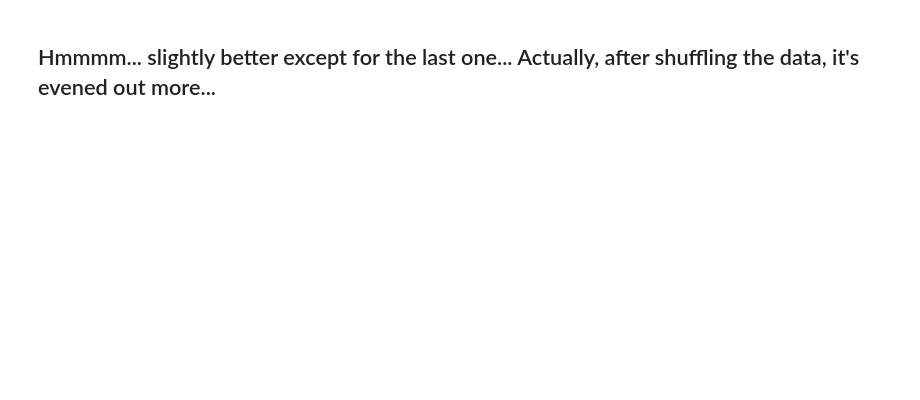
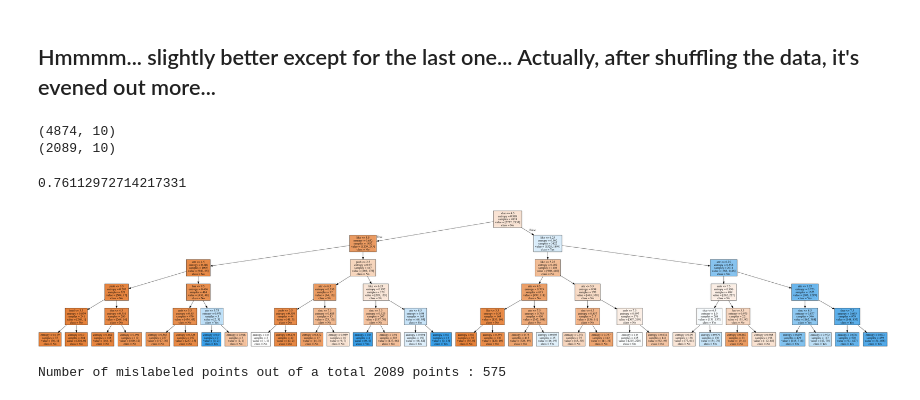
Before and after one commit to VincentG123/ThinkfulBootcamp, a Jupyter notebook: Speed_Dating_Exploration.ipynb, the cells around one changed output. Cells and saved outputs as stored; diff of their text form; code cells hidden in the pictures; blank space fills up the shorter version.

```diff
--- a/Speed_Dating_Exploration.ipynb
+++ b/Speed_Dating_Exploration.ipynb
@@ -654,2 +795,82 @@ array([ 0.63156307,  0.60748619,  0.60441807,  0.63488718,  0.66291982])
 # %% [markdown]
 ## Hmmmm... slightly better except for the last one... Actually, after shuffling the data, it's evened out more...
+# %%
+from sklearn.model_selection import train_test_split # to split the data into two parts
+
+#now split our data into train and test
+train, test = train_test_split(speed_dating1, test_size = 0.3)# in this our main data is splitted into train and test
+# we can check their dimension
+print(train.shape)
+print(test.shape)
+# %% [output]
+(4874, 10)
+(2089, 10)
+# %%
+train_X = train[['attr', 'sinc', 'intel', 'fun', 'amb', 'shar', 'like', 'prob']]# taking the training data input
+train_y= train.dec# This is output of our training data
+# same we have to do for test
+test_X= test[['attr', 'sinc', 'intel', 'fun', 'amb', 'shar', 'like', 'prob']] # taking test data inputs
+test_y = test.dec   #output value of test data
+# %%
+from sklearn.ensemble import RandomForestClassifier # for random forest classifier
+
+model=RandomForestClassifier(n_estimators=100)# a simple random forest model
+# %%
+from sklearn import metrics # for the check the error and accuracy of the model
+
+model.fit(train_X,train_y)
+
+prediction = model.predict(test_X)
+
+metrics.accuracy_score(prediction,test_y)
+# %% [output]
+0.76112972714217331
+# %%
+from sklearn import tree
+
+# A convenience for displaying visualizations.
+from IPython.display import Image
+
+# Packages for rendering our tree.
+import pydotplus
+import graphviz
+
+# Initialize and train our tree.
+decision_tree = tree.DecisionTreeClassifier(
+    criterion='entropy',
+    max_features=4,
+    max_depth=5,
+    random_state = 1337
+)
+decision_tree.fit(train_X,train_y)
+
+# Render our tree.
+dot_data = tree.export_graphviz(
+    decision_tree, out_file=None,
+    feature_names=train_X.columns,
+    class_names=['No', 'Yes'],
+    filled=True
+)
+graph = pydotplus.graph_from_dot_data(dot_data)
+Image(graph.create_png())
+# %% [output]
+[figure, added]
+# %%
+from sklearn.naive_bayes import MultinomialNB
+
+# Instantiate our model and store it in a new variable.
+mnb = MultinomialNB()
+
+# Fit our model to the data.
+mnb.fit(train_X, train_y)
+
+# Classify, storing the result in a new variable.
+y_pred = mnb.predict(test_X)
+
+# Display our results.
+print("Number of mislabeled points out of a total {} points : {}".format(
+    test_X.shape[0],
+    (test_y != y_pred).sum()
+))
+# %% [output]
+Number of mislabeled points out of a total 2089 points : 575
```
Also changed, not shown: parts of 27 cells of this notebook, 1 other file.
